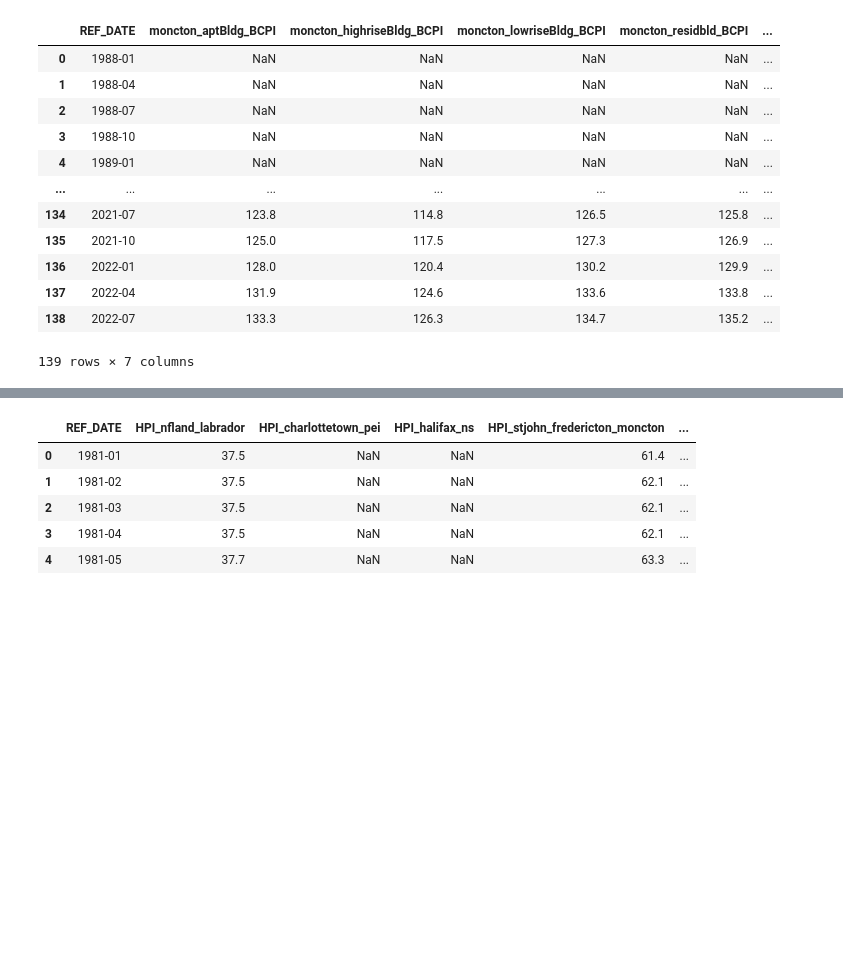
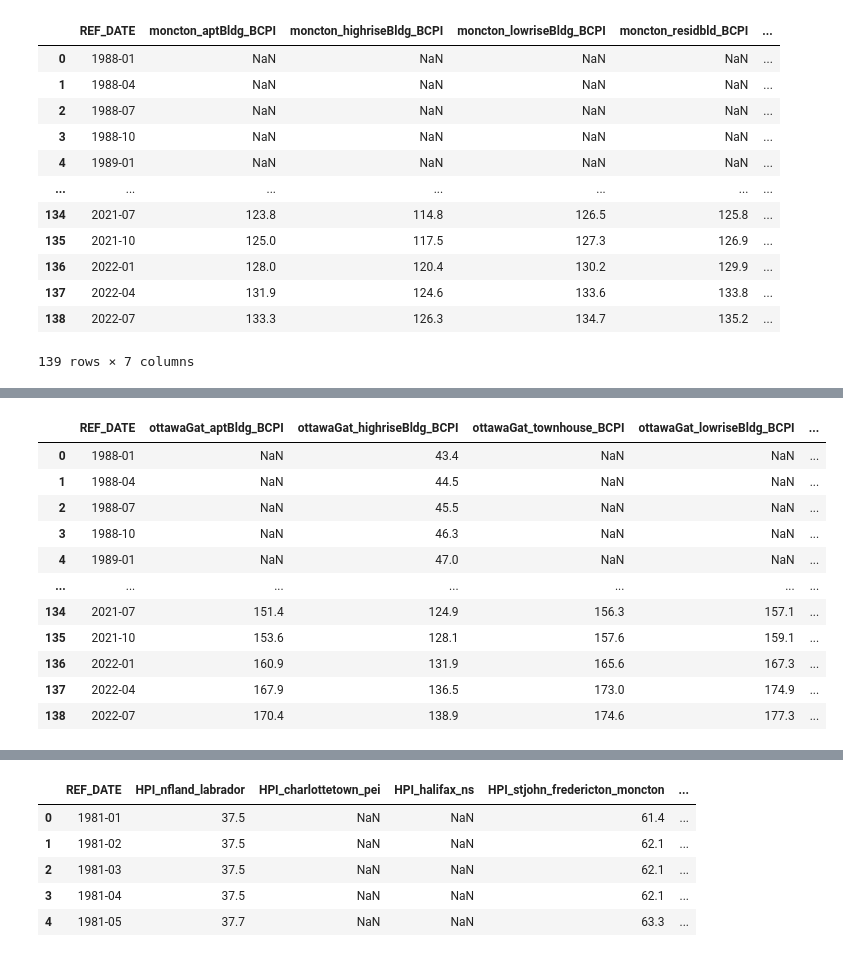
Before and after one commit to HoussamZak/Affinity_Propagation_and_Correlation_Analysis_Canada_Real_Estate, a Jupyter notebook: 3_BuildingPriceIndexes_Data_Cleaning.ipynb, the cells around one changed output, grey strips where cells are left out. Cells and saved outputs as stored; diff of their text form; code cells hidden in the pictures; blank space fills up the shorter version.

```diff
--- a/3_BuildingPriceIndexes_Data_Cleaning.ipynb
+++ b/3_BuildingPriceIndexes_Data_Cleaning.ipynb
@@ -422,0 +421,81 @@ raw_material_price_index.head()
+# %%
+# Ottawa-Gatineau, Ontario
+
+# We use building_const_pi_df to extract df for each city with column for each type of residential construction price indexes.
+# BCPI stands for Building Construction Price Indexes.
+# Here we build dataframe for historical construction price indexes for Ottawa-Gatineau, Ontario part, for the six types of residential constructions.
+
+# Ottawa-Gatineau, Ont Apartment buildings
+ottawaGat_aprt_build = building_const_pi_df[(building_const_pi_df['GEO']=='Ottawa-Gatineau, Ontario part, Ontario/Quebec') & (building_const_pi_df["Type of building"] == "Apartment buildings")]
+ottawaGat_aprt_build = ottawaGat_aprt_build.reset_index()
+ottawaGat_aprt_build = ottawaGat_aprt_build.rename(columns ={"VALUE": "ottawaGat_aptBldg_BCPI"})
+ottawaGat_aprt_build.drop(columns=["index"], axis = 1, inplace = True)
+ottawaGat_aprt_build
+
+# Ottawa-Gatineau, Ont, High-rise apartment building
+
+ottawaGat_high_rise = building_const_pi_df[(building_const_pi_df['GEO']=='Ottawa-Gatineau, Ontario part, Ontario/Quebec') & (building_const_pi_df["Type of building"] == "High-rise apartment building (five or more storeys)")]
+ottawaGat_high_rise = ottawaGat_high_rise.reset_index()
+ottawaGat_high_rise = ottawaGat_high_rise.rename(columns ={"VALUE": "ottawaGat_highriseBldg_BCPI"})
+ottawaGat_high_rise.drop(columns=["index"], axis = 1, inplace = True)
+ottawaGat_high_rise
+
+# Ottawa-Gatineau, Ont, Low-rise apartment building
+
+ottawaGat_low_rise = building_const_pi_df[(building_const_pi_df['GEO']=='Ottawa-Gatineau, Ontario part, Ontario/Quebec') & (building_const_pi_df["Type of building"] == "Low-rise apartment building (fewer than five storeys)")]
+ottawaGat_low_rise = ottawaGat_low_rise.reset_index()
+ottawaGat_low_rise = ottawaGat_low_rise.rename(columns ={"VALUE": "ottawaGat_lowriseBldg_BCPI"})
+ottawaGat_low_rise.drop(columns=["index"], axis = 1, inplace = True)
+ottawaGat_low_rise
+
+# Ottawa-Gatineau, Ont, Single-detached house
+
+ottawaGat_single_det_house = building_const_pi_df[(building_const_pi_df['GEO']=='Ottawa-Gatineau, Ontario part, Ontario/Quebec') & (building_const_pi_df["Type of building"] == "Single-detached house")]
+ottawaGat_single_det_house = ottawaGat_single_det_house.reset_index()
+ottawaGat_single_det_house = ottawaGat_single_det_house.rename(columns ={"VALUE": "ottawaGat_singdethouse_BCPI"})
+ottawaGat_single_det_house.drop(columns=["index"], axis = 1, inplace = True)
+ottawaGat_single_det_house
+
+# Ottawa-Gatineau, Ont, Residential buildings [621]
+
+ottawaGat_res_buildings = building_const_pi_df[(building_const_pi_df['GEO']=='Ottawa-Gatineau, Ontario part, Ontario/Quebec') & (building_const_pi_df["Type of building"] == "Residential buildings [621]")]
+ottawaGat_res_buildings = ottawaGat_res_buildings.reset_index()
+ottawaGat_res_buildings = ottawaGat_res_buildings.rename(columns ={"VALUE": "ottawaGat_residbld_BCPI"})
+ottawaGat_res_buildings.drop(columns=["index"], axis = 1, inplace = True)
+ottawaGat_res_buildings
+
+# Ottawa-Gatineau, Ont, Townhouse
+
+ottawaGat_townhouse = building_const_pi_df[(building_const_pi_df['GEO']=='Ottawa-Gatineau, Ontario part, Ontario/Quebec') & (building_const_pi_df["Type of building"] == "Townhouse")]
+ottawaGat_townhouse = ottawaGat_townhouse.reset_index()
+ottawaGat_townhouse = ottawaGat_townhouse.rename(columns ={"VALUE": "ottawaGat_townhouse_BCPI"})
+ottawaGat_townhouse.drop(columns=["index"], axis = 1, inplace = True)
+ottawaGat_townhouse
+
+#Merging dataframes on REF_DATE
+dataframes_ottawagat = [ottawaGat_aprt_build, ottawaGat_high_rise, ottawaGat_townhouse, ottawaGat_low_rise, ottawaGat_res_buildings, ottawaGat_single_det_house]
+
+ottawagat_bcpi_merged_df = reduce(lambda left, right: pd.merge(left, right, on = 'REF_DATE'), dataframes_ottawagat)
+
+# #Dropping columns to keep only HPI columns of cities
+ottawagat_bcpi_merged_df = ottawagat_bcpi_merged_df.drop(ottawagat_bcpi_merged_df.filter(regex = 'GEO').columns, axis = 1)
+ottawagat_bcpi_merged_df = ottawagat_bcpi_merged_df.drop(ottawagat_bcpi_merged_df.filter(regex = 'UOM').columns, axis = 1)
+ottawagat_bcpi_merged_df = ottawagat_bcpi_merged_df.drop(ottawagat_bcpi_merged_df.filter(regex = 'Type of building').columns, axis = 1)
+
+#Saving dataframe as csv
+ottawagat_bcpi_merged_df.to_csv(r"C:\Users\hp\Desktop\Projects Coding\Affinity_Propagation_Canada_Real_Estate_Market\Processed Data\bcpi_dfs\ottawaGatineau_bcpi_merged_df.csv")
+
+ottawagat_bcpi_merged_df
+# %% [output]
+|  | REF_DATE | ottawaGat_aptBldg_BCPI | ottawaGat_highriseBldg_BCPI | ottawaGat_townhouse_BCPI | ottawaGat_lowriseBldg_BCPI | ... |
+| 0 | 1988-01 | NaN | 43.4 | NaN | NaN | ... |
+| 1 | 1988-04 | NaN | 44.5 | NaN | NaN | ... |
+| 2 | 1988-07 | NaN | 45.5 | NaN | NaN | ... |
+| 3 | 1988-10 | NaN | 46.3 | NaN | NaN | ... |
+| 4 | 1989-01 | NaN | 47.0 | NaN | NaN | ... |
+| ... | ... | ... | ... | ... | ... | ... |
+| 134 | 2021-07 | 151.4 | 124.9 | 156.3 | 157.1 | ... |
+| 135 | 2021-10 | 153.6 | 128.1 | 157.6 | 159.1 | ... |
+| 136 | 2022-01 | 160.9 | 131.9 | 165.6 | 167.3 | ... |
+| 137 | 2022-04 | 167.9 | 136.5 | 173.0 | 174.9 | ... |
+| 138 | 2022-07 | 170.4 | 138.9 | 174.6 | 177.3 | ... |
```
Also changed, not shown: parts of 22 cells of this notebook, 1 other file.
